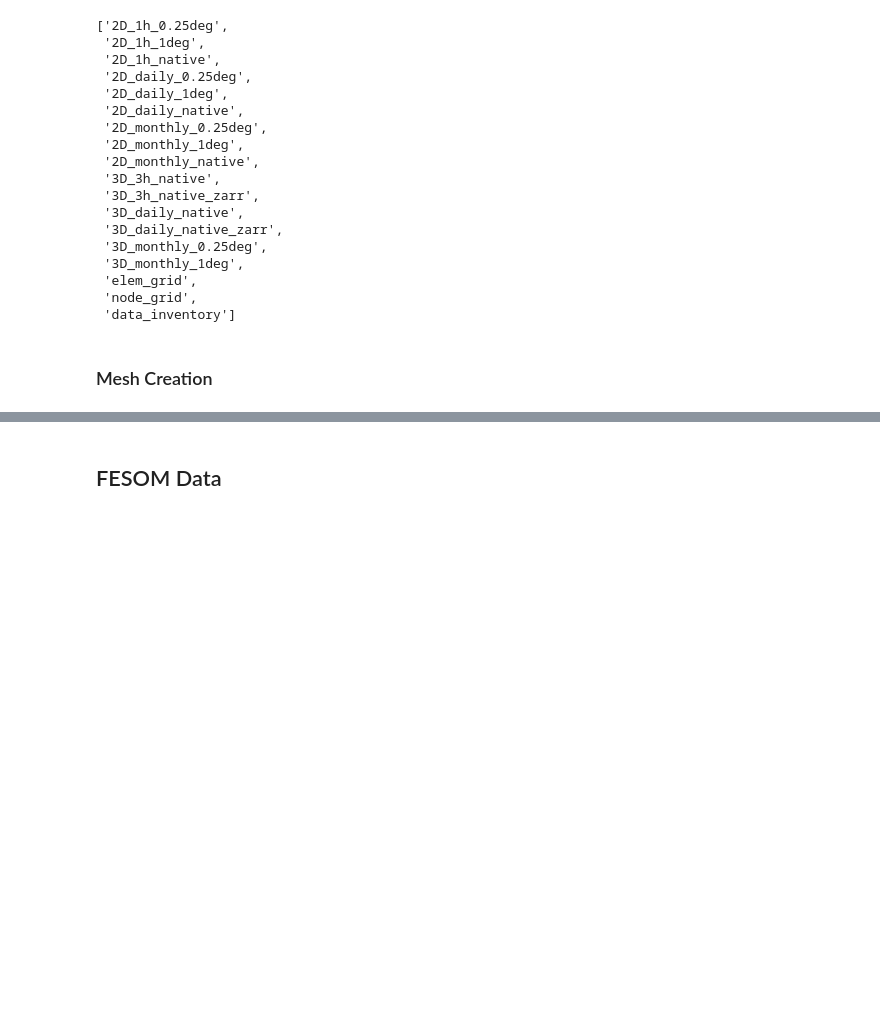
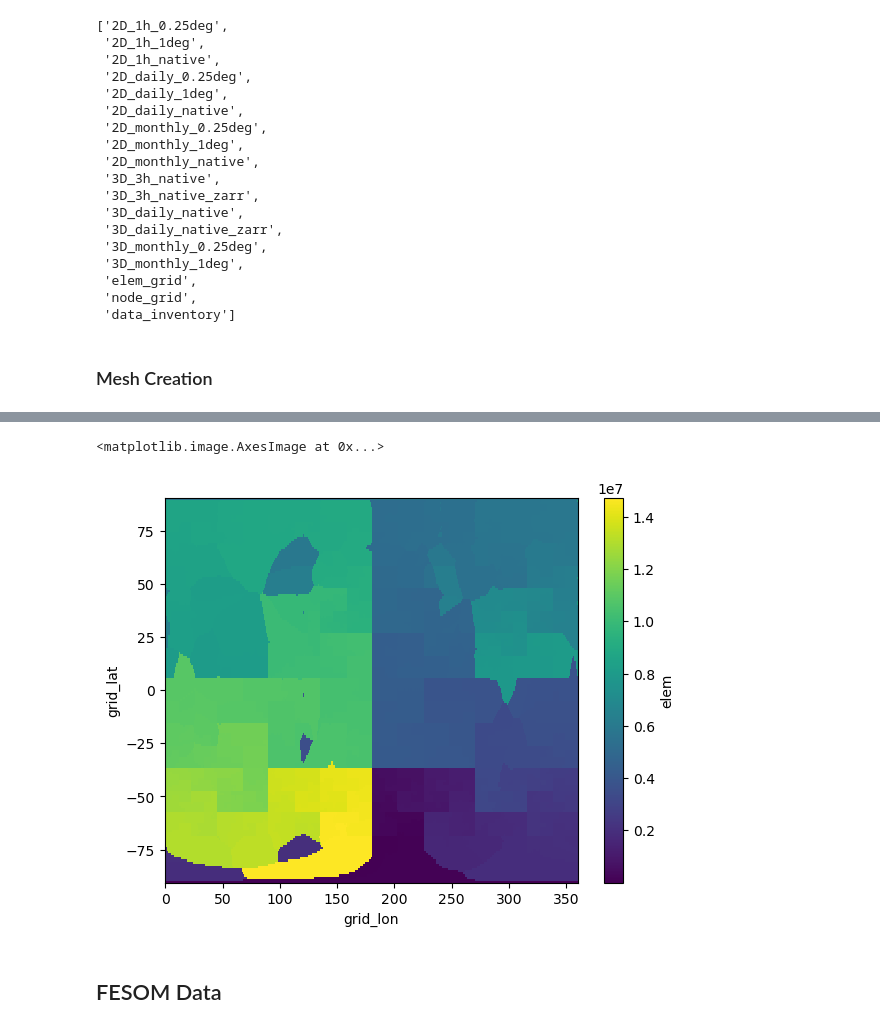
Before and after one commit to danliba/Amazon, a Jupyter notebook: NextGEMS/FESOM_Plume.ipynb, the cells around one changed output, grey strips where cells are left out. Saved outputs shown, nothing was run; the diff lists cells and outputs as text; code cells hidden in the pictures; blank space fills up the shorter version.

Commit message:
FESOM mesh NG

```diff
--- a/NextGEMS/FESOM_Plume.ipynb
+++ b/NextGEMS/FESOM_Plume.ipynb
@@ -252,0 +325,3 @@ Attributes: (0)
+# %%
+import xoak
+ds_mesh.xoak.set_index(["elem_center_lats", "elem_center_lons"], "sklearn_geo_balltree")
@@ -252,0 +337,22 @@ Attributes: (0)
+# %%
+grid_lon = xr.DataArray(np.linspace(0, 360, 360), dims=("grid_lon", ))
+grid_lat = xr.DataArray(np.linspace(-90, 90, 180), dims=("grid_lat", ))
+# %%
+target_lon, target_lat = xr.broadcast(grid_lon, grid_lat)
+# %%
+grid_elems = ds_mesh.xoak.sel(
+    elem_center_lats=target_lat,
+    elem_center_lons=target_lon,
+).elem
+
+grid_elems = grid_elems.assign_coords(
+    target_lat=target_lat,
+    target_lon=target_lon,
+)
+
+grid_elems = grid_elems.assign_coords(
+    grid_lat=grid_lat,
+    grid_lon=grid_lon,
+)
+
+grid_elems
@@ -253,3 +377,8 @@ Attributes: (0)
+# %%
+grid_elems.plot.imshow(x="grid_lon", y="grid_lat", size=5)
+# %% [output]
+<matplotlib.image.AxesImage at 0x...>
+[figure, added]
 # %% [markdown]
 ## FESOM Data
 # %%
```
Also changed, not shown: parts of 10 cells of this notebook.
